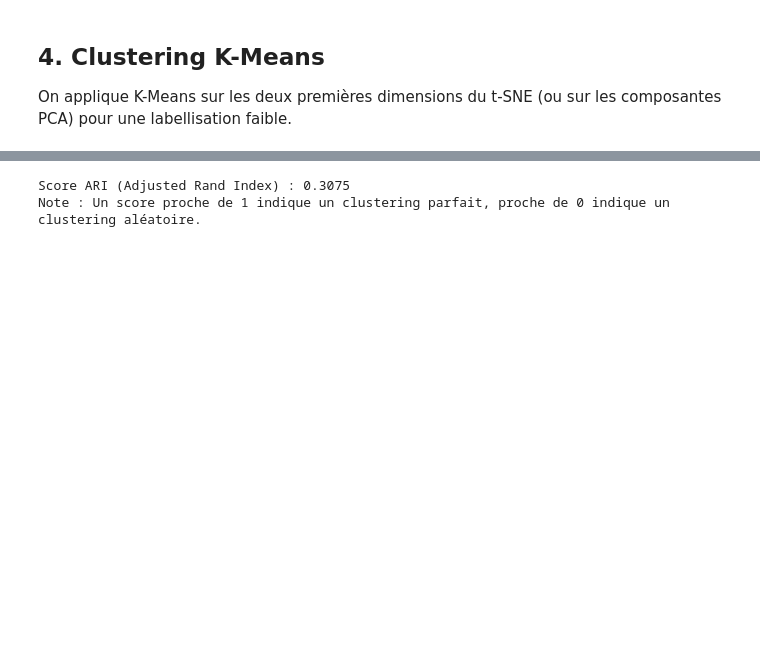
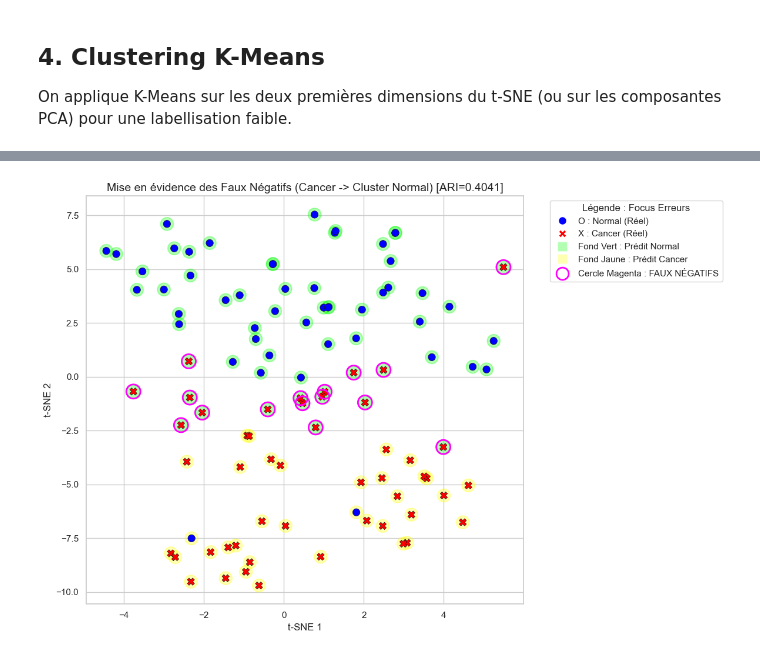
Before and after one commit to AIEngOc2025/BrainScanAi, a Jupyter notebook: notebooks/03_analyse_non_supervisee.ipynb, the cells around one changed output, grey strips where cells are left out. Saved outputs shown, nothing was run; the diff lists cells and outputs as text; code cells hidden in the pictures; blank space fills up the shorter version.

```diff
--- a/notebooks/03_analyse_non_supervisee.ipynb
+++ b/notebooks/03_analyse_non_supervisee.ipynb
@@ -99,12 +125,67 @@ L'Adjusted Rand Index (ARI) mesure la similarité entre les clusters prédits et
-# %%
-# On ne garde que les données labellisées pour l'évaluation
-labeled_mask = (df_tsne['Label'] != 'non_labellise') & (df_tsne['Label'] != 'sans_label')
-y_true = df_tsne[labeled_mask]['Label']
-y_pred = df_tsne[labeled_mask]['Cluster']
-
-ari_score = adjusted_rand_score(y_true, y_pred)
-print(f"Score ARI (Adjusted Rand Index) : {ari_score:.4f}")
-print("Note : Un score proche de 1 indique un clustering parfait, proche de 0 indique un clustering aléatoire.")
-# %% [output]
-Score ARI (Adjusted Rand Index) : 0.3075
-Note : Un score proche de 1 indique un clustering parfait, proche de 0 indique un clustering aléatoire.
+# %%
+from matplotlib.lines import Line2D
+
+# 1. Calcul K-Means
+kmeans = KMeans(n_clusters=2, n_init=10, random_state=42)
+kmeans.fit(X_labeled_pca)
+ari_score = adjusted_rand_score(y_labeled, kmeans.labels_)
+
+# 2. Mapping Cluster -> Classe
+df_val = pd.DataFrame({'cluster': kmeans.labels_, 'label': y_labeled})
+mapping = df_val.groupby('cluster')['label'].agg(lambda x: x.value_counts().index[0]).to_dict()
+
+km_colors_map = {'Normal': '#00FF00', 'Cancer': '#FFFF00'} # Vert et Jaune
+gt_colors_map = {'Normal': '#0000FF', 'Cancer': '#FF0000'} # Bleu et Rouge
+cluster_palette = {idx: km_colors_map[cls] for idx, cls in mapping.items()}
+
+# 3. Identification des Faux Négatifs (Real Cancer in Normal Cluster)
+normal_cluster_idx = [k for k, v in mapping.items() if v == 'Normal'][0]
+mask_fn = (y_labeled == 'Cancer') & (kmeans.labels_ == normal_cluster_idx)
+X_fn = X_tsne[mask_fn]
+
+# 4. Tracé avec superposition et mise en évidence
+plt.figure(figsize=(12, 8))
+
+# Étape A : CLUSTERS (Auras)
+sns.scatterplot(
+    x=X_tsne[:, 0], y=X_tsne[:, 1],
+    hue=kmeans.labels_,
+    palette=cluster_palette,
+    s=250, alpha=0.3, edgecolor=None, legend=False
+)
+
+# Étape B : GROUND TRUTH
+sns.scatterplot(
+    x=X_tsne[:, 0], y=X_tsne[:, 1],
+    hue=y_labeled,
+    style=y_labeled,
+    palette=gt_colors_map,
+    markers={'Normal': 'o', 'Cancer': 'X'},
+    s=80, alpha=1.0, edgecolor='k', linewidth=0.5
+)
+
+# Étape C : ENTOURER LES FAUX NÉGATIFS (Ligne Magenta)
+if len(X_fn) > 0:
+    plt.scatter(
+        X_fn[:, 0], X_fn[:, 1],
+        s=300, facecolors='none', edgecolors='#FF00FF',
+        linewidths=2, label='Faux Négatifs (Cancer ratés)'
+    )
+
+# 5. Légende combinée
+legend_elements = [
+    Line2D([0], [0], marker='o', color='w', label='O : Normal (Réel)', markerfacecolor='#0000FF', markersize=10),
+    Line2D([0], [0], marker='X', color='w', label='X : Cancer (Réel)', markerfacecolor='#FF0000', markersize=10),
+    Line2D([0], [0], marker='s', color='w', label='Fond Vert : Prédit Normal', markerfacecolor='#00FF00', alpha=0.3, markersize=12),
+    Line2D([0], [0], marker='s', color='w', label='Fond Jaune : Prédit Cancer', markerfacecolor='#FFFF00', alpha=0.3, markersize=12),
+    Line2D([0], [0], marker='o', color='w', label='Cercle Magenta : FAUX NÉGATIFS', markeredgecolor='#FF00FF', markerfacecolor='none', markersize=15, markeredgewidth=2)
+]
+
+plt.legend(handles=legend_elements, title="Légende : Focus Erreurs", bbox_to_anchor=(1.05, 1), loc='upper left')
+plt.title(f"Mise en évidence des Faux Négatifs (Cancer -> Cluster Normal) [ARI={ari_score:.4f}]", fontsize=14)
+plt.xlabel("t-SNE 1")
+plt.ylabel("t-SNE 2")
+plt.tight_layout()
+plt.show()
+# %% [output]
+[figure, added]
```
Also changed, not shown: parts of 13 cells of this notebook, 3 other files.
